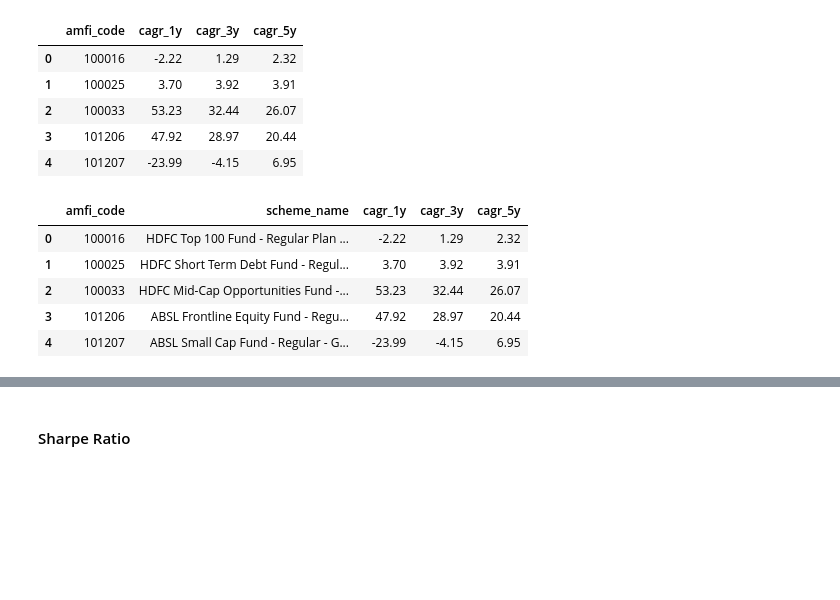
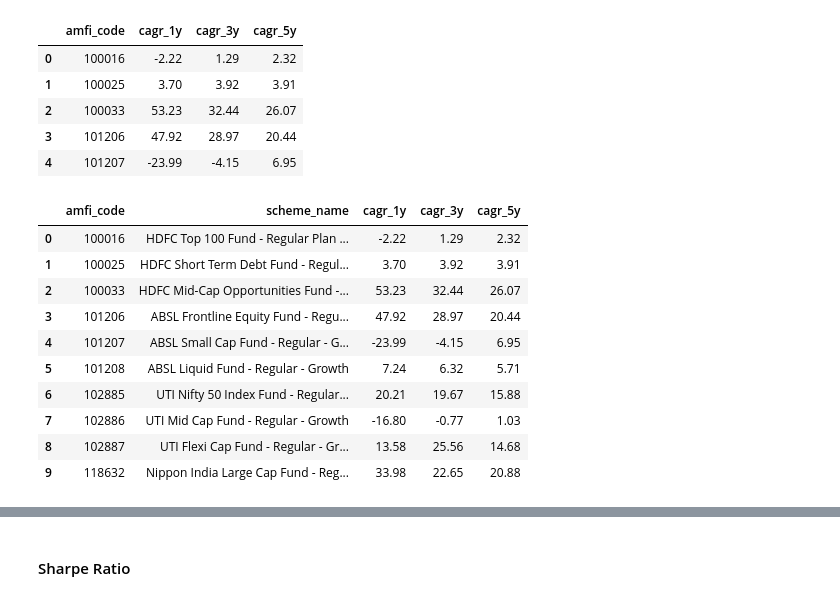
Before and after one commit to ankit-k-sah16/Mutual-Fund-Analytics-Platform, a Jupyter notebook: notebooks/04_Performance_Analytics.ipynb, the cells around one changed output, grey strips where cells are left out. Drawn from its saved outputs; the diff is of its cells as text; code cells hidden in the pictures; blank space fills up the shorter version.

```diff
--- a/notebooks/04_Performance_Analytics.ipynb
+++ b/notebooks/04_Performance_Analytics.ipynb
@@ -154,19 +154,24 @@ cagr_df.head()
 # %%
 ## Adding Fund name
 fund=pd.read_csv(r"D:\bluestock_mf_capstone\data\processed\01_fund_master_cleaned.csv")
 
 comparison_table=cagr_df.merge(fund[['amfi_code',"scheme_name"]],
                                on="amfi_code",
                                how="left")
 
 comparison_table=comparison_table[ ["amfi_code", "scheme_name", "cagr_1y", "cagr_3y", "cagr_5y"]]
-comparison_table.head()
+comparison_table.head(10)
 # %% [output]
 |  | amfi_code | scheme_name | cagr_1y | cagr_3y | cagr_5y |
 | 0 | 100016 | HDFC Top 100 Fund - Regular Plan ... | -2.22 | 1.29 | 2.32 |
 | 1 | 100025 | HDFC Short Term Debt Fund - Regul... | 3.70 | 3.92 | 3.91 |
 | 2 | 100033 | HDFC Mid-Cap Opportunities Fund -... | 53.23 | 32.44 | 26.07 |
 | 3 | 101206 | ABSL Frontline Equity Fund - Regu... | 47.92 | 28.97 | 20.44 |
 | 4 | 101207 | ABSL Small Cap Fund - Regular - G... | -23.99 | -4.15 | 6.95 |
+| 5 | 101208 | ABSL Liquid Fund - Regular - Growth | 7.24 | 6.32 | 5.71 |
+| 6 | 102885 | UTI Nifty 50 Index Fund - Regular... | 20.21 | 19.67 | 15.88 |
+| 7 | 102886 | UTI Mid Cap Fund - Regular - Growth | -16.80 | -0.77 | 1.03 |
+| 8 | 102887 | UTI Flexi Cap Fund - Regular - Gr... | 13.58 | 25.56 | 14.68 |
+| 9 | 118632 | Nippon India Large Cap Fund - Reg... | 33.98 | 22.65 | 20.88 |
 # %%
 ## Ranking Funds by 5 year CAGR
```
Also changed, not shown: parts of 2 cells of this notebook, 8 other files.
